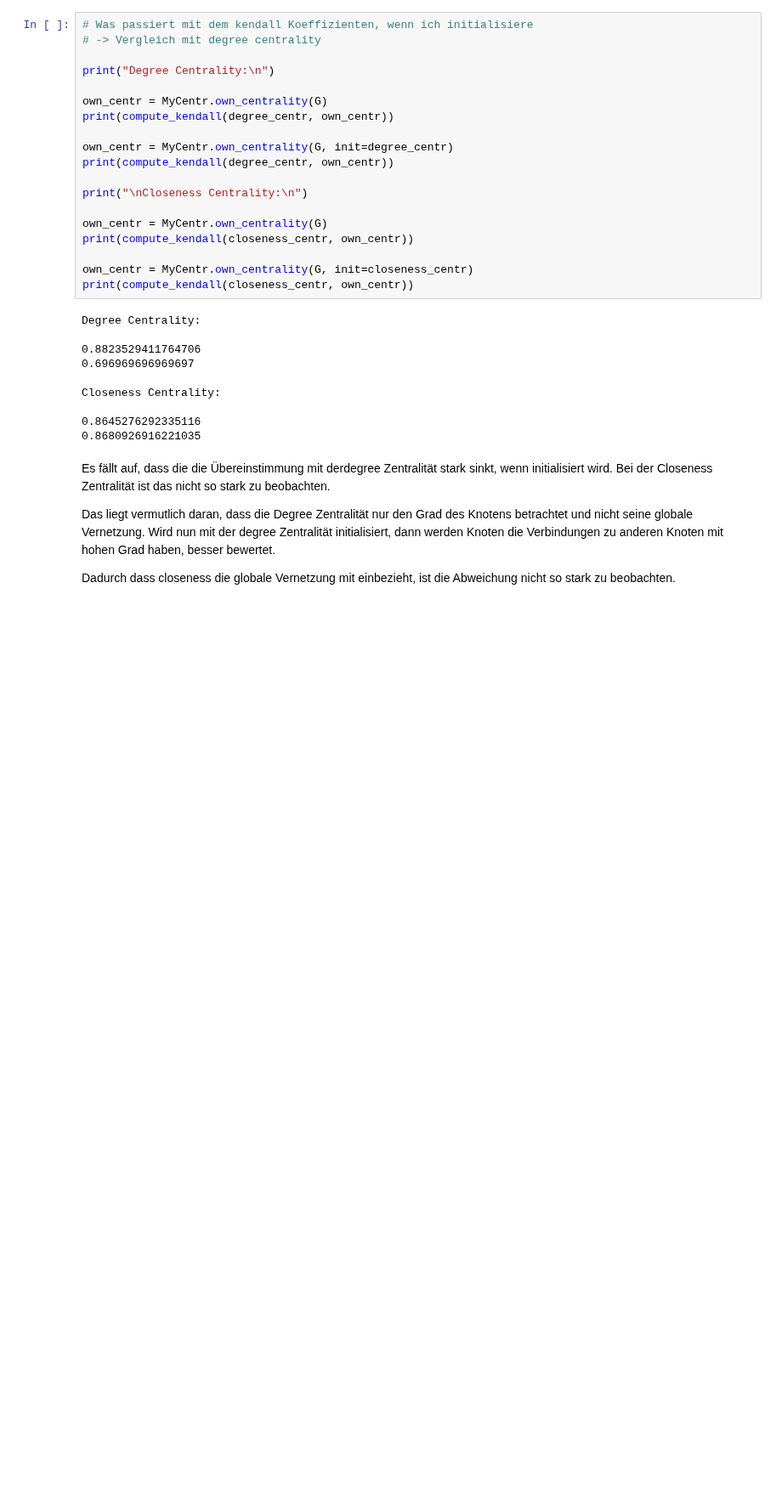
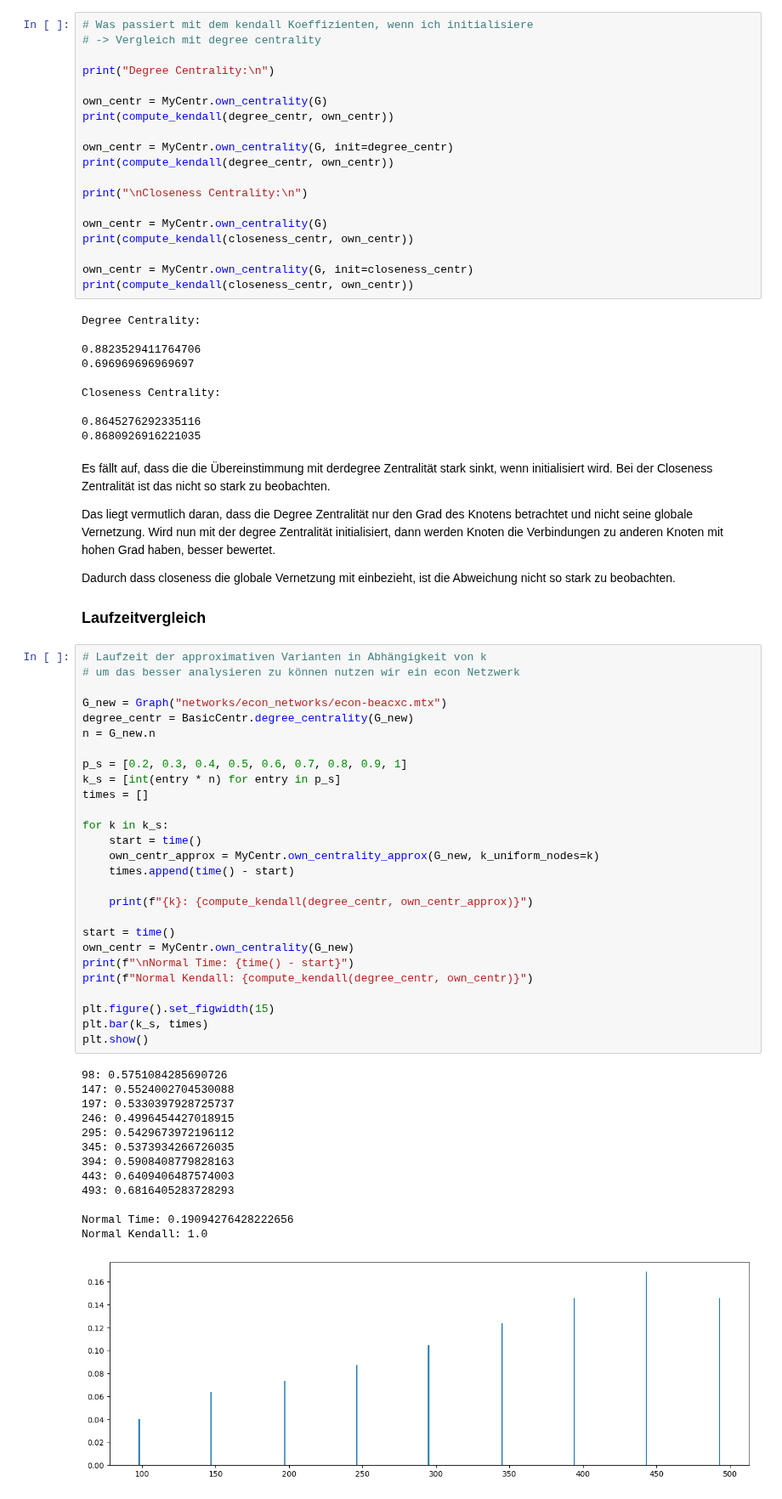
Before and after one commit to Hanno1/AlgorithmischeNetzwerkanalyseLAB, a Jupyter notebook: presentation_task3.ipynb, the cells around one changed output. Shown at 85% size. Drawn from its saved outputs; the diff is of its cells as text; blank space fills up the shorter version.

```diff
--- a/presentation_task3.ipynb
+++ b/presentation_task3.ipynb
@@ -169,3 +175,46 @@ Es fällt auf, dass die die Übereinstimmung mit derdegree Zentralität stark si
 Das liegt vermutlich daran, dass die Degree Zentralität nur den Grad des Knotens betrachtet und nicht seine globale Vernetzung. Wird nun mit der degree Zentralität initialisiert, dann werden Knoten die Verbindungen zu anderen Knoten mit hohen Grad haben, besser bewertet.
 
 Dadurch dass closeness die globale Vernetzung mit einbezieht, ist die Abweichung nicht so stark zu beobachten.
+
+### Laufzeitvergleich
+# %%
+# Laufzeit der approximativen Varianten in Abhängigkeit von k
+# um das besser analysieren zu können nutzen wir ein econ Netzwerk
+
+G_new = Graph("networks/econ_networks/econ-beacxc.mtx")
+degree_centr = BasicCentr.degree_centrality(G_new)
+n = G_new.n
+
+p_s = [0.2, 0.3, 0.4, 0.5, 0.6, 0.7, 0.8, 0.9, 1]
+k_s = [int(entry * n) for entry in p_s]
+times = []
+
+for k in k_s:
+    start = time()
+    own_centr_approx = MyCentr.own_centrality_approx(G_new, k_uniform_nodes=k)
+    times.append(time() - start)
+
+    print(f"{k}: {compute_kendall(degree_centr, own_centr_approx)}")
+
+start = time()
+own_centr = MyCentr.own_centrality(G_new)
+print(f"\nNormal Time: {time() - start}")
+print(f"Normal Kendall: {compute_kendall(degree_centr, own_centr)}")
+
+plt.figure().set_figwidth(15)
+plt.bar(k_s, times)
+plt.show()
+# %% [output]
+98: 0.5751084285690726
+147: 0.5524002704530088
+197: 0.5330397928725737
+246: 0.4996454427018915
+295: 0.5429673972196112
+345: 0.5373934266726035
+394: 0.5908408779828163
+443: 0.6409406487574003
+493: 0.6816405283728293
+
+Normal Time: 0.19094276428222656
+Normal Kendall: 1.0
+[figure, added]
```
Also changed, not shown: parts of 11 cells of this notebook, 1 other file.
